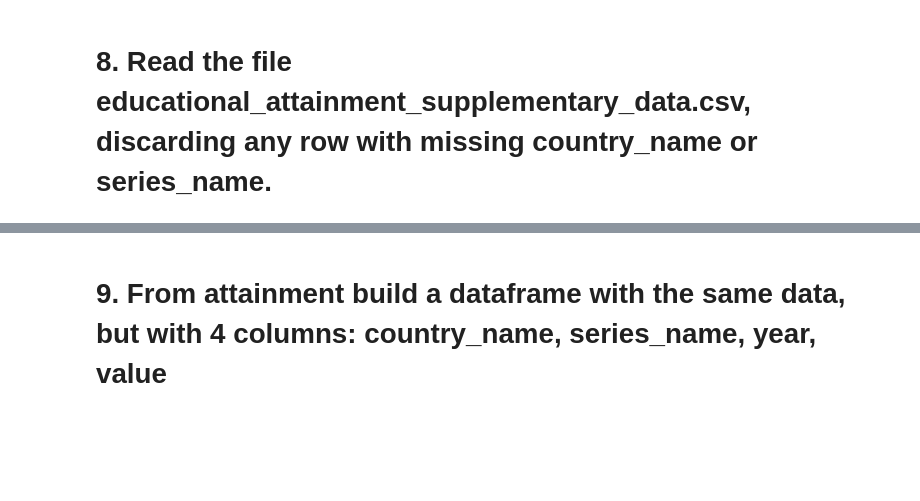
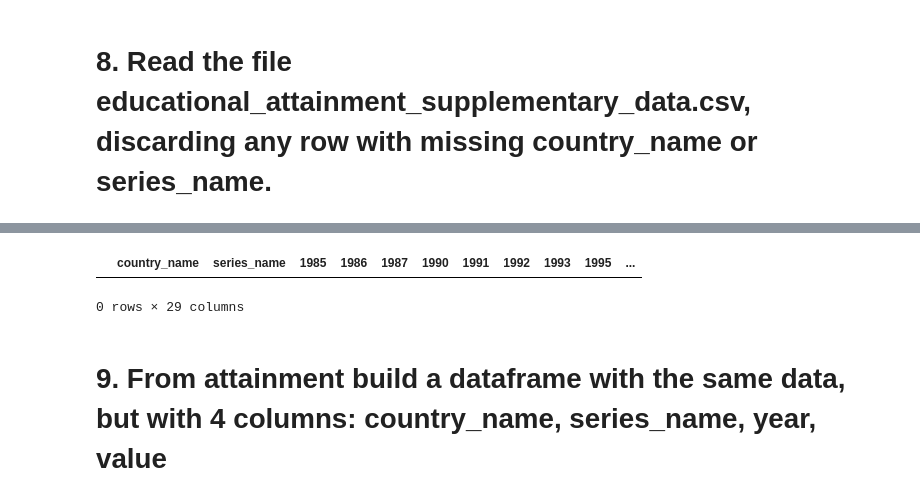
Before and after one commit to GabrieleStrano/Progetto-Computer-Science-gruppo-50, a Jupyter notebook: Progetto Finito Computer Science-mod.ipynb, the cells around one changed output, grey strips where cells are left out. Saved outputs shown, nothing was run; the diff lists cells and outputs as text; code cells hidden in the pictures; blank space fills up the shorter version.

```diff
--- a/Progetto Finito Computer Science-mod.ipynb
+++ b/Progetto Finito Computer Science-mod.ipynb
@@ -435,5 +428,10 @@ ed_att_sup[['country_name', 'series_name']].tail()
 # %%
 ed_att_sup.dropna(subset=['country_name', 'series_name'], inplace= True)
+# %%
+ed_att_sup[(ed_att_sup['country_name'].isnull())|(ed_att_sup['series_name'].isnull())]
+# %% [output]
+|  | country_name | series_name | 1985 | 1986 | 1987 | 1990 | 1991 | 1992 | 1993 | 1995 | ... |
+0 rows × 29 columns
 # %% [markdown]
 # 9. From attainment build a dataframe with the same data, but with 4 columns: country_name, series_name, year, value
 # %%
```
Also changed, not shown: parts of 7 cells of this notebook.
